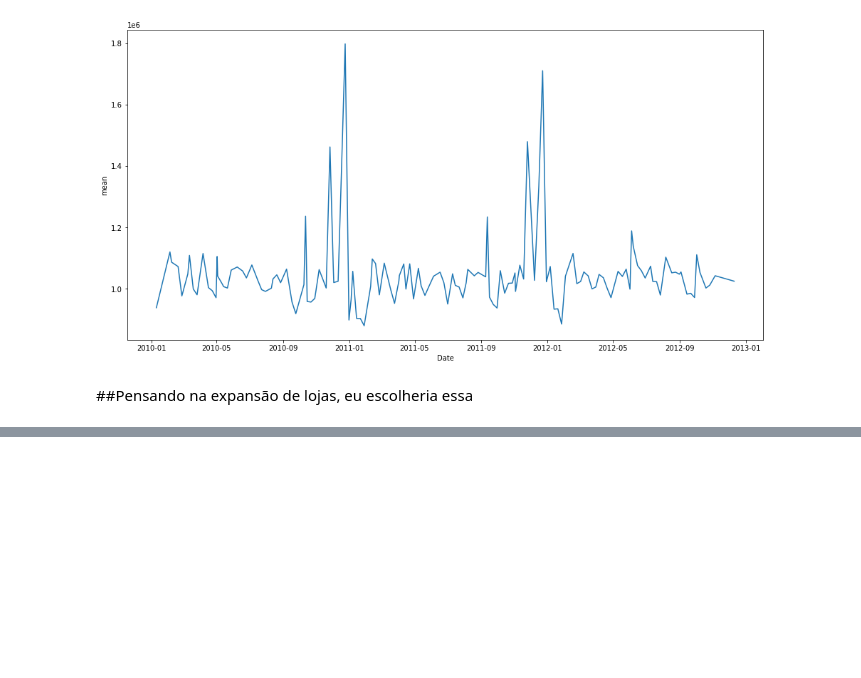
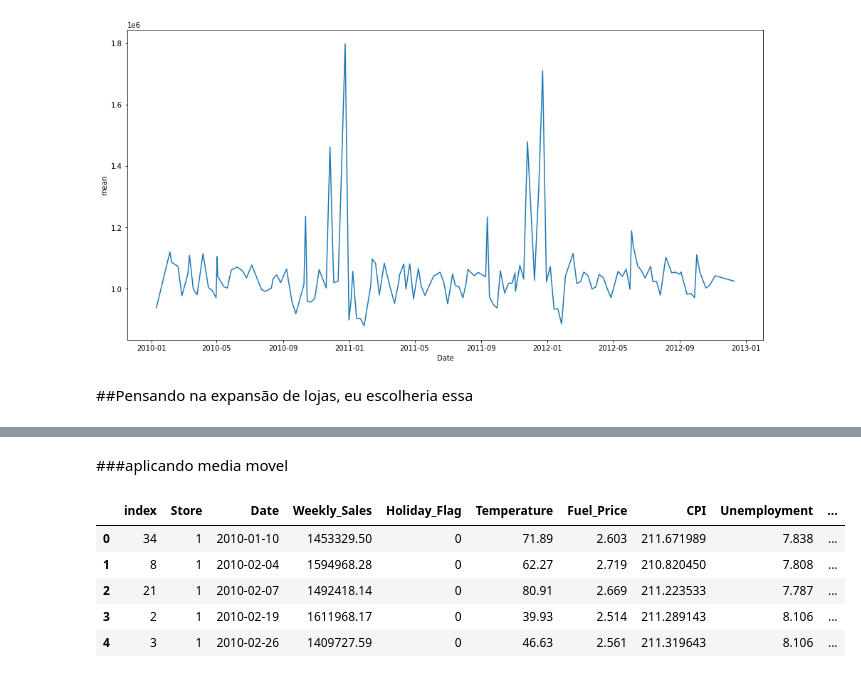
Before and after one commit to Pedro-hub13/Analysis-walmart-stores, a Jupyter notebook: walmart_analysis.ipynb, the cells around one changed output, grey strips where cells are left out. Saved outputs shown, nothing was run; the diff lists cells and outputs as text; code cells hidden in the pictures; blank space fills up the shorter version.

```diff
--- a/walmart_analysis.ipynb
+++ b/walmart_analysis.ipynb
@@ -162,0 +163,16 @@ df_sorted.head()
+# %% [markdown]
+###aplicando media movel
+# %%
+groups = df.groupby('Store')['Weekly_Sales']
+
+df_sorted['trend'] = groups.transform(lambda x : scale(x.rolling(4*12, center = True).mean()))
+df_sorted['id'] = groups.cumcount()+1
+
+df_sorted.head()
+# %% [output]
+|  | index | Store | Date | Weekly_Sales | Holiday_Flag | Temperature | Fuel_Price | CPI | Unemployment | ... |
+| 0 | 34 | 1 | 2010-01-10 | 1453329.50 | 0 | 71.89 | 2.603 | 211.671989 | 7.838 | ... |
+| 1 | 8 | 1 | 2010-02-04 | 1594968.28 | 0 | 62.27 | 2.719 | 210.820450 | 7.808 | ... |
+| 2 | 21 | 1 | 2010-02-07 | 1492418.14 | 0 | 80.91 | 2.669 | 211.223533 | 7.787 | ... |
+| 3 | 2 | 1 | 2010-02-19 | 1611968.17 | 0 | 39.93 | 2.514 | 211.289143 | 8.106 | ... |
+| 4 | 3 | 1 | 2010-02-26 | 1409727.59 | 0 | 46.63 | 2.561 | 211.319643 | 8.106 | ... |
```
Also changed, not shown: parts of 14 cells of this notebook.
